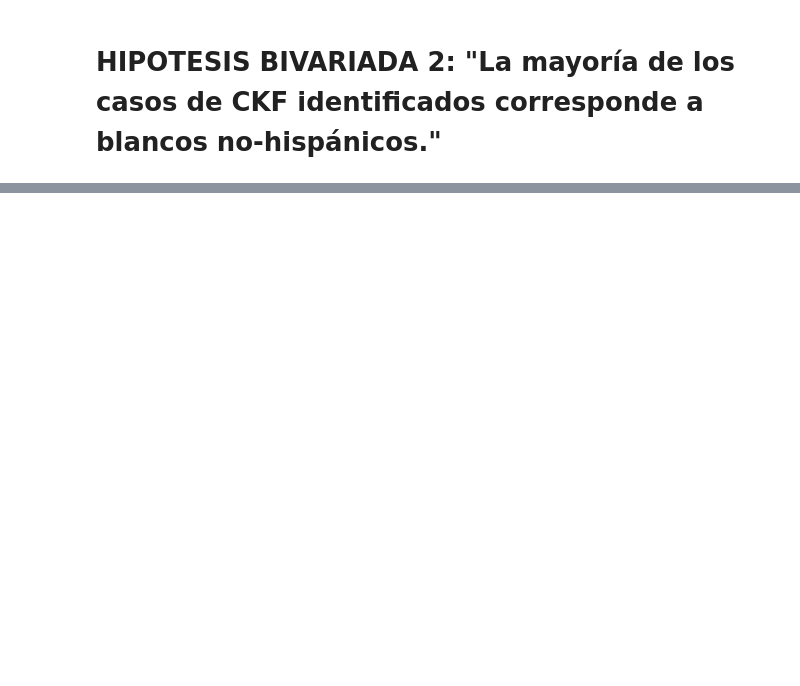
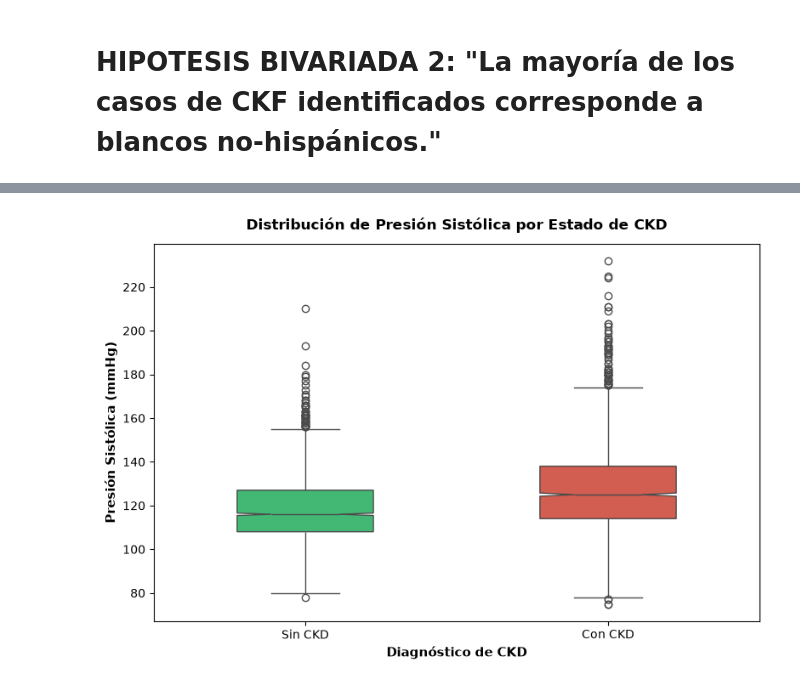
Before and after one commit to tincho1102/TpEspecialFundamentos, a Jupyter notebook: analisis.ipynb, the cells around one changed output, grey strips where cells are left out. Cells and saved outputs as stored; diff of their text form; code cells hidden in the pictures; blank space fills up the shorter version.

```diff
--- a/analisis.ipynb
+++ b/analisis.ipynb
@@ -433,0 +495,33 @@ para un futuro analisis la hipotesis deberia ser planteada desde el punto de vis
+# %%
+# 1. Preparación de datos y filtrado
+h_bp = df[df["age"] >= 18].copy()
+h_bp = h_bp.dropna(subset=["bp_systolic", "ckd_present"]).copy()
+h_bp["ckd_label"] = h_bp["ckd_present"].map({0: "Sin CKD", 1: "Con CKD"})
+
+fig, ax = plt.subplots(figsize=(8, 5.5))
+
+# Gráfico A: Boxplot comparativo (ahora se usa "ax" en lugar de "ax[0]")
+sns.boxplot(
+    data=h_bp,
+    x="ckd_label",
+    y="bp_systolic",
+    hue="ckd_label",
+    notch=True,
+    palette=["#2ecc71", "#e74c3c"],
+    width=0.45,
+    legend=False,
+    ax=ax,
+)
+ax.set_title(
+    "Distribución de Presión Sistólica por Estado de CKD",
+    fontsize=12,
+    fontweight="bold",
+    pad=12,
+)
+ax.set_xlabel("Diagnóstico de CKD", fontsize=11, fontweight="bold")
+ax.set_ylabel("Presión Sistólica (mmHg)", fontsize=11, fontweight="bold")
+
+plt.tight_layout()
+plt.show()
+# %% [output]
+[figure, added]
```
Also changed, not shown: parts of 27 cells of this notebook.
